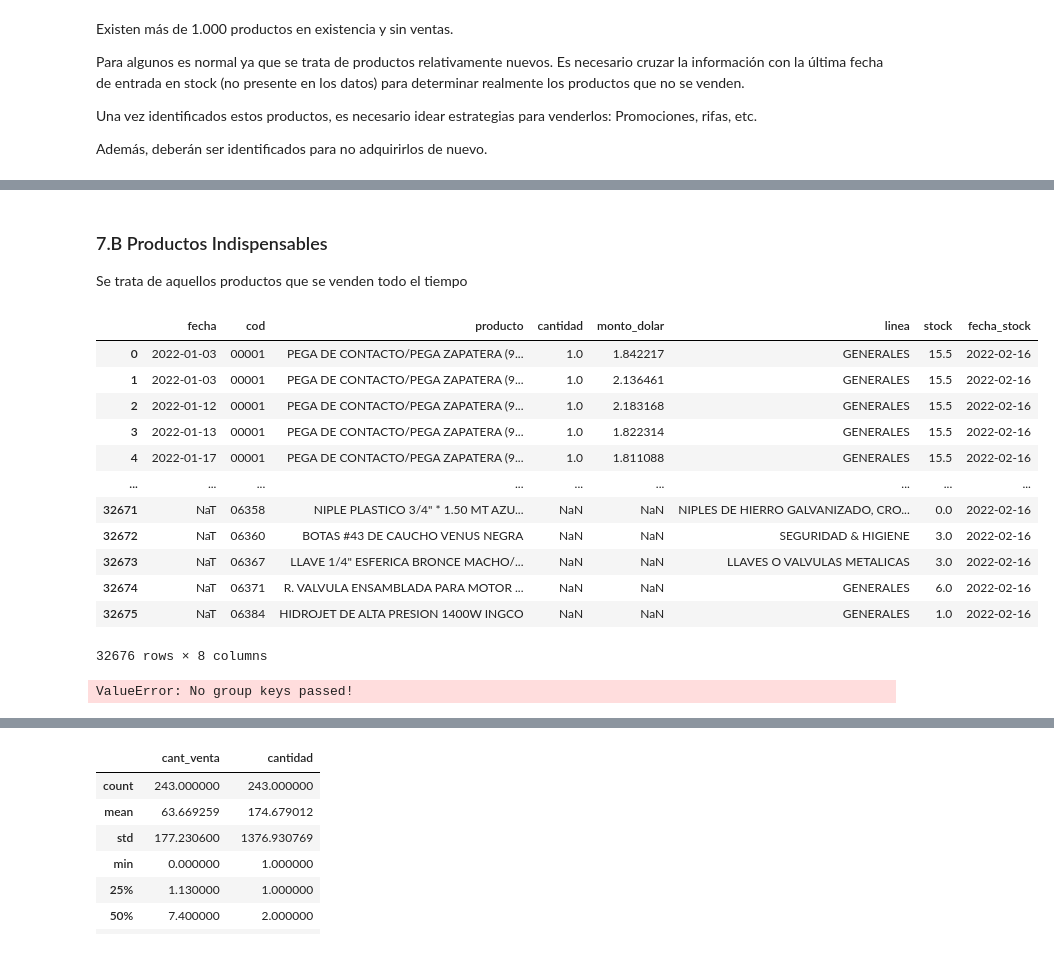
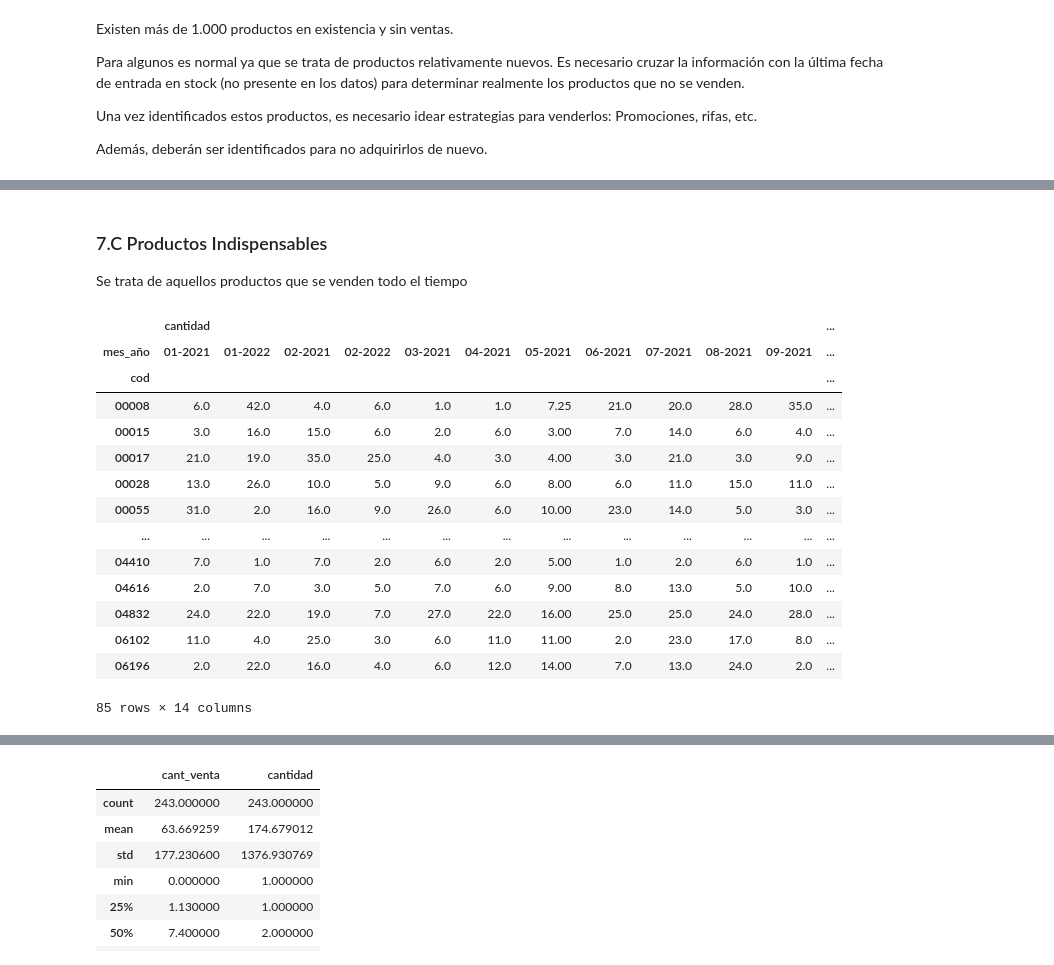
Before and after one commit to dchaconoca/proyecto-ventas, a Jupyter notebook: NB2_analisis_ventas_eda.ipynb, the cells around one changed output, grey strips where cells are left out. Drawn from its saved outputs; the diff is of its cells as text; code cells hidden in the pictures.

```diff
--- a/NB2_analisis_ventas_eda.ipynb
+++ b/NB2_analisis_ventas_eda.ipynb
@@ -797,3 +898,6 @@ pie + text
 ### 6.C Líneas de Producto más vendidas en Volumen<a name="linea-mas-vendidos"></a>
 # %% [markdown]
 ## 7. Ventas por Producto<a name="ventas-producto"></a>
+# %%
+df_ventas_prod = df_ventas_linea_prod.copy()
+df_ventas_prod.sample(5)
@@ -831,24 +973,28 @@ Además, deberán ser identificados para no adquirirlos de nuevo.
 # %% [markdown]
-### 7.B Productos Indispensables<a name="prod-indispensables"></a>
+### 7.C Productos Indispensables<a name="prod-indispensables"></a>
 
 Se trata de aquellos productos que se venden todo el tiempo
 # %%
-df_ventas_linea_prod
+df_ventas_prod['mes_año'] = df_ventas_prod.fecha.dt.strftime('%m-%Y')
+
+df_ventas_prod_mes = df_ventas_prod.pivot_table(index='cod',
+                                               columns='mes_año',
+                                               aggfunc={'cantidad':sum})
+df_ventas_prod_mes.dropna(inplace=True)
+df_ventas_prod_mes
 # %% [output]
-|  | fecha | cod | producto | cantidad | monto_dolar | linea | stock | fecha_stock |
-| 0 | 2022-01-03 | 00001 | PEGA DE CONTACTO/PEGA ZAPATERA (9... | 1.0 | 1.842217 | GENERALES | 15.5 | 2022-02-16 |
-| 1 | 2022-01-03 | 00001 | PEGA DE CONTACTO/PEGA ZAPATERA (9... | 1.0 | 2.136461 | GENERALES | 15.5 | 2022-02-16 |
-| 2 | 2022-01-12 | 00001 | PEGA DE CONTACTO/PEGA ZAPATERA (9... | 1.0 | 2.183168 | GENERALES | 15.5 | 2022-02-16 |
-| 3 | 2022-01-13 | 00001 | PEGA DE CONTACTO/PEGA ZAPATERA (9... | 1.0 | 1.822314 | GENERALES | 15.5 | 2022-02-16 |
-| 4 | 2022-01-17 | 00001 | PEGA DE CONTACTO/PEGA ZAPATERA (9... | 1.0 | 1.811088 | GENERALES | 15.5 | 2022-02-16 |
-| ... | ... | ... | ... | ... | ... | ... | ... | ... |
-| 32671 | NaT | 06358 | NIPLE PLASTICO 3/4" * 1.50 MT AZU... | NaN | NaN | NIPLES DE HIERRO GALVANIZADO, CRO... | 0.0 | 2022-02-16 |
-| 32672 | NaT | 06360 | BOTAS #43 DE CAUCHO VENUS NEGRA | NaN | NaN | SEGURIDAD & HIGIENE | 3.0 | 2022-02-16 |
-| 32673 | NaT | 06367 | LLAVE 1/4" ESFERICA BRONCE MACHO/... | NaN | NaN | LLAVES O VALVULAS METALICAS | 3.0 | 2022-02-16 |
-| 32674 | NaT | 06371 | R. VALVULA ENSAMBLADA PARA MOTOR ... | NaN | NaN | GENERALES | 6.0 | 2022-02-16 |
-| 32675 | NaT | 06384 | HIDROJET DE ALTA PRESION 1400W INGCO | NaN | NaN | GENERALES | 1.0 | 2022-02-16 |
+|  | cantidad |  |  |  |  |  |  |  |  |  |  | ... |
+| mes_año | 01-2021 | 01-2022 | 02-2021 | 02-2022 | 03-2021 | 04-2021 | 05-2021 | 06-2021 | 07-2021 | 08-2021 | 09-2021 | ... |
+| cod |  |  |  |  |  |  |  |  |  |  |  | ... |
+| 00008 | 6.0 | 42.0 | 4.0 | 6.0 | 1.0 | 1.0 | 7.25 | 21.0 | 20.0 | 28.0 | 35.0 | ... |
+| 00015 | 3.0 | 16.0 | 15.0 | 6.0 | 2.0 | 6.0 | 3.00 | 7.0 | 14.0 | 6.0 | 4.0 | ... |
+| 00017 | 21.0 | 19.0 | 35.0 | 25.0 | 4.0 | 3.0 | 4.00 | 3.0 | 21.0 | 3.0 | 9.0 | ... |
+| 00028 | 13.0 | 26.0 | 10.0 | 5.0 | 9.0 | 6.0 | 8.00 | 6.0 | 11.0 | 15.0 | 11.0 | ... |
+| 00055 | 31.0 | 2.0 | 16.0 | 9.0 | 26.0 | 6.0 | 10.00 | 23.0 | 14.0 | 5.0 | 3.0 | ... |
+| ... | ... | ... | ... | ... | ... | ... | ... | ... | ... | ... | ... | ... |
+| 04410 | 7.0 | 1.0 | 7.0 | 2.0 | 6.0 | 2.0 | 5.00 | 1.0 | 2.0 | 6.0 | 1.0 | ... |
+| 04616 | 2.0 | 7.0 | 3.0 | 5.0 | 7.0 | 6.0 | 9.00 | 8.0 | 13.0 | 5.0 | 10.0 | ... |
+| 04832 | 24.0 | 22.0 | 19.0 | 7.0 | 27.0 | 22.0 | 16.00 | 25.0 | 25.0 | 24.0 | 28.0 | ... |
+| 06102 | 11.0 | 4.0 | 25.0 | 3.0 | 6.0 | 11.0 | 11.00 | 2.0 | 23.0 | 17.0 | 8.0 | ... |
+| 06196 | 2.0 | 22.0 | 16.0 | 4.0 | 6.0 | 12.0 | 14.00 | 7.0 | 13.0 | 24.0 | 2.0 | ... |
-32676 rows × 8 columns
+85 rows × 14 columns
-# %%
-df_mas_vendidos = df_ventas_linea_prod.pivot_table()
-# %% [output]
-ValueError: No group keys passed!
```
Also changed, not shown: parts of 30 cells of this notebook, 7 other files.
